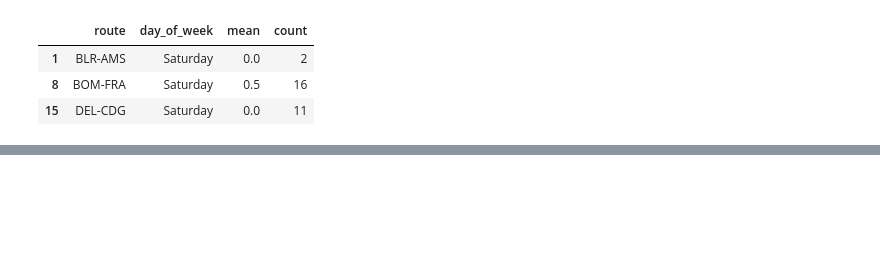
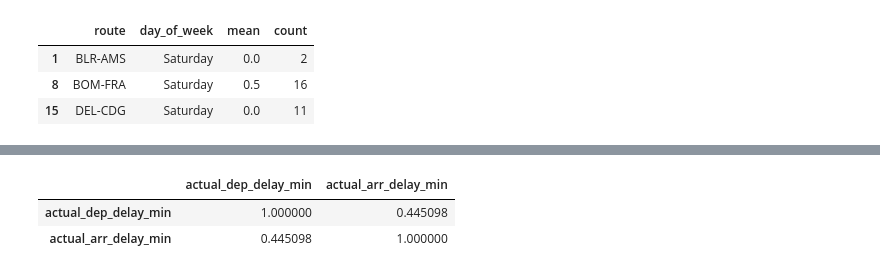
Before and after one commit to khushi1215/RouteWatch, a Jupyter notebook: explore tests.ipynb, the cells around one changed output, grey strips where cells are left out. Cells and saved outputs as stored; diff of their text form; code cells hidden in the pictures; blank space fills up the shorter version.

Commit message:
streamlit update, arrival-delay comparison

```diff
--- a/explore tests.ipynb
+++ b/explore tests.ipynb
@@ -630,0 +631,23 @@ weighted avg       0.91      0.88      0.89        52
+# %%
+import pandas as pd
+
+df = pd.read_csv('data/flights_log.csv')
+df['dep_scheduled'] = pd.to_datetime(df['dep_scheduled'])
+df['dep_actual'] = pd.to_datetime(df['dep_actual'])
+df['arr_scheduled'] = pd.to_datetime(df['arr_scheduled'])
+df['arr_actual'] = pd.to_datetime(df['arr_actual'])
+
+complete_flights = df[df['arr_actual'].notna()].copy()
+complete_flights['actual_dep_delay_min'] = (
+    complete_flights['dep_actual'] - complete_flights['dep_scheduled']
+).dt.total_seconds() / 60
+complete_flights['actual_arr_delay_min'] = (
+    complete_flights['arr_actual'] - complete_flights['arr_scheduled']
+).dt.total_seconds() / 60
+
+bom_fra = complete_flights[complete_flights['route'] == 'BOM-FRA'].copy()
+bom_fra[['actual_dep_delay_min', 'actual_arr_delay_min']].corr()
+# %% [output]
+|  | actual_dep_delay_min | actual_arr_delay_min |
+| actual_dep_delay_min | 1.000000 | 0.445098 |
+| actual_arr_delay_min | 0.445098 | 1.000000 |
```
Also changed, not shown: parts of 38 cells of this notebook.
